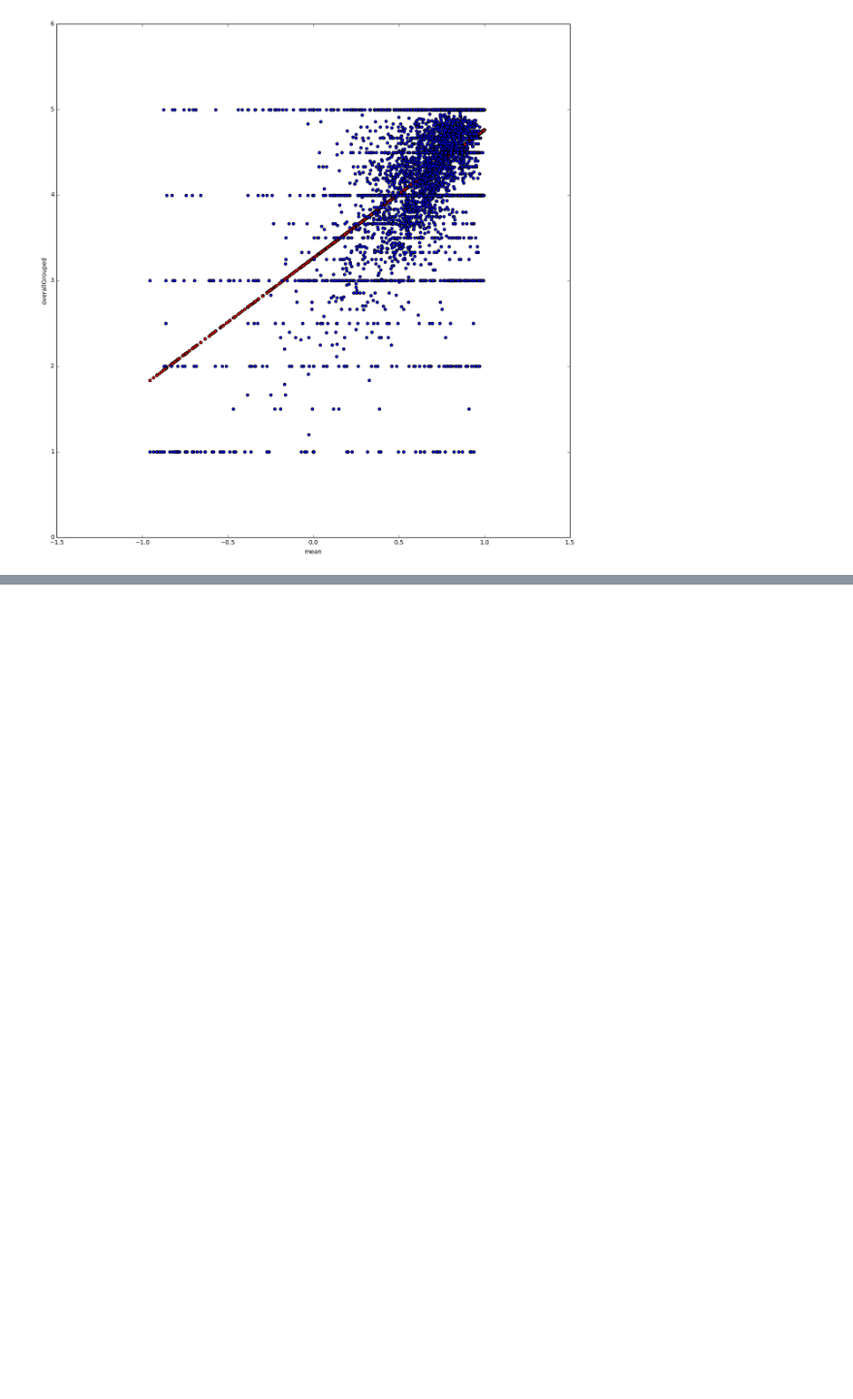
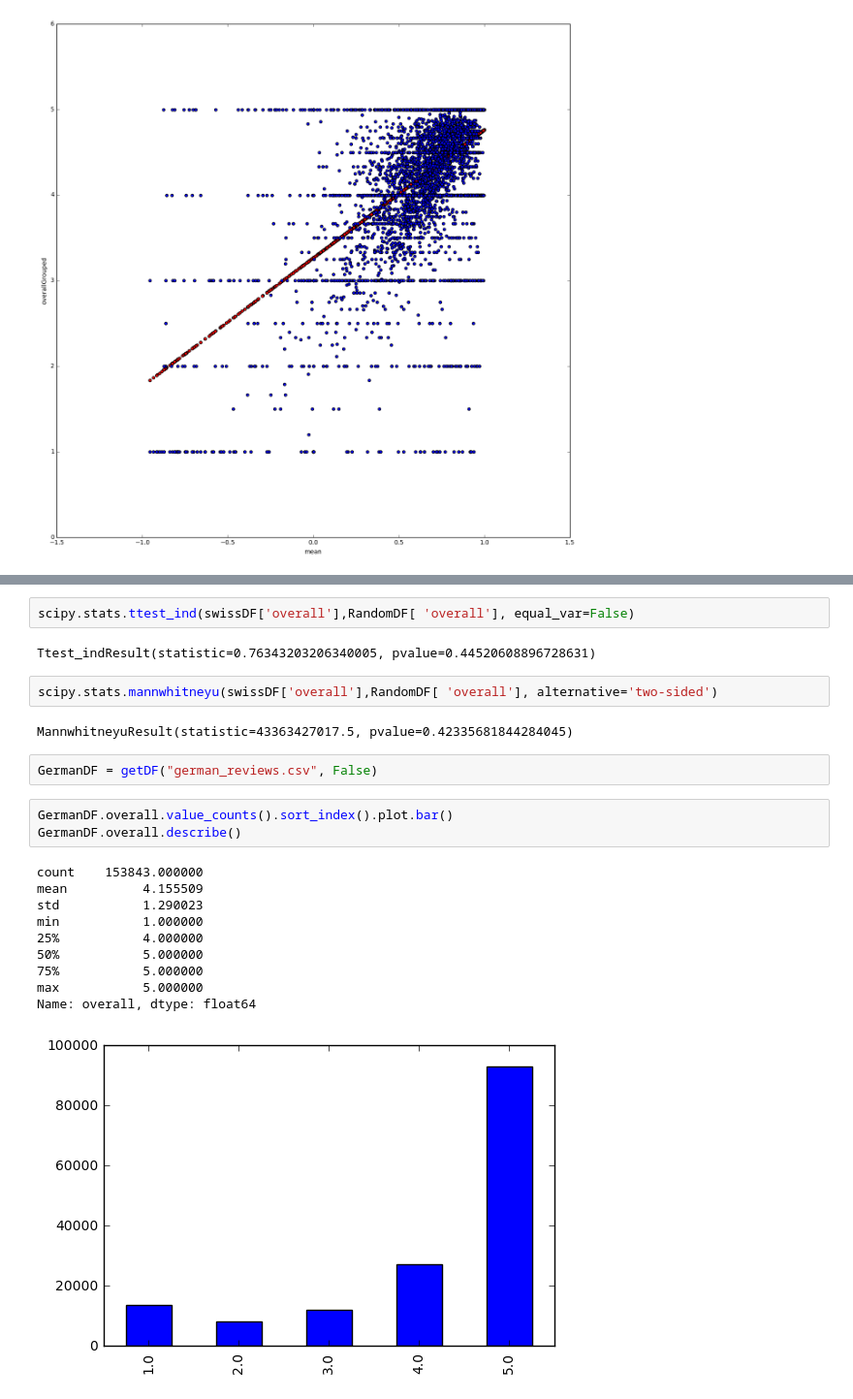
Before and after one commit to bojanp94/ADAProject, a Jupyter notebook: swiss products.ipynb, the cells around one changed output, grey strips where cells are left out. Shown at 97% size. Saved outputs shown, nothing was run; the diff lists cells and outputs as text; blank space fills up the shorter version.

```diff
--- a/swiss products.ipynb
+++ b/swiss products.ipynb
@@ -421,0 +443,24 @@ RandomDF
+# %%
+scipy.stats.ttest_ind(swissDF['overall'],RandomDF[ 'overall'], equal_var=False)
+# %% [output]
+Ttest_indResult(statistic=0.76343203206340005, pvalue=0.44520608896728631)
+# %%
+scipy.stats.mannwhitneyu(swissDF['overall'],RandomDF[ 'overall'], alternative='two-sided')
+# %% [output]
+MannwhitneyuResult(statistic=43363427017.5, pvalue=0.42335681844284045)
+# %%
+GermanDF = getDF("german_reviews.csv", False)
+# %%
+GermanDF.overall.value_counts().sort_index().plot.bar()
+GermanDF.overall.describe()
+# %% [output]
+count    153843.000000
+mean          4.155509
+std           1.290023
+min           1.000000
+25%           4.000000
+50%           5.000000
+75%           5.000000
+max           5.000000
+Name: overall, dtype: float64
+[figure, added]
```
Also changed, not shown: parts of 50 cells of this notebook, 12 other files.
